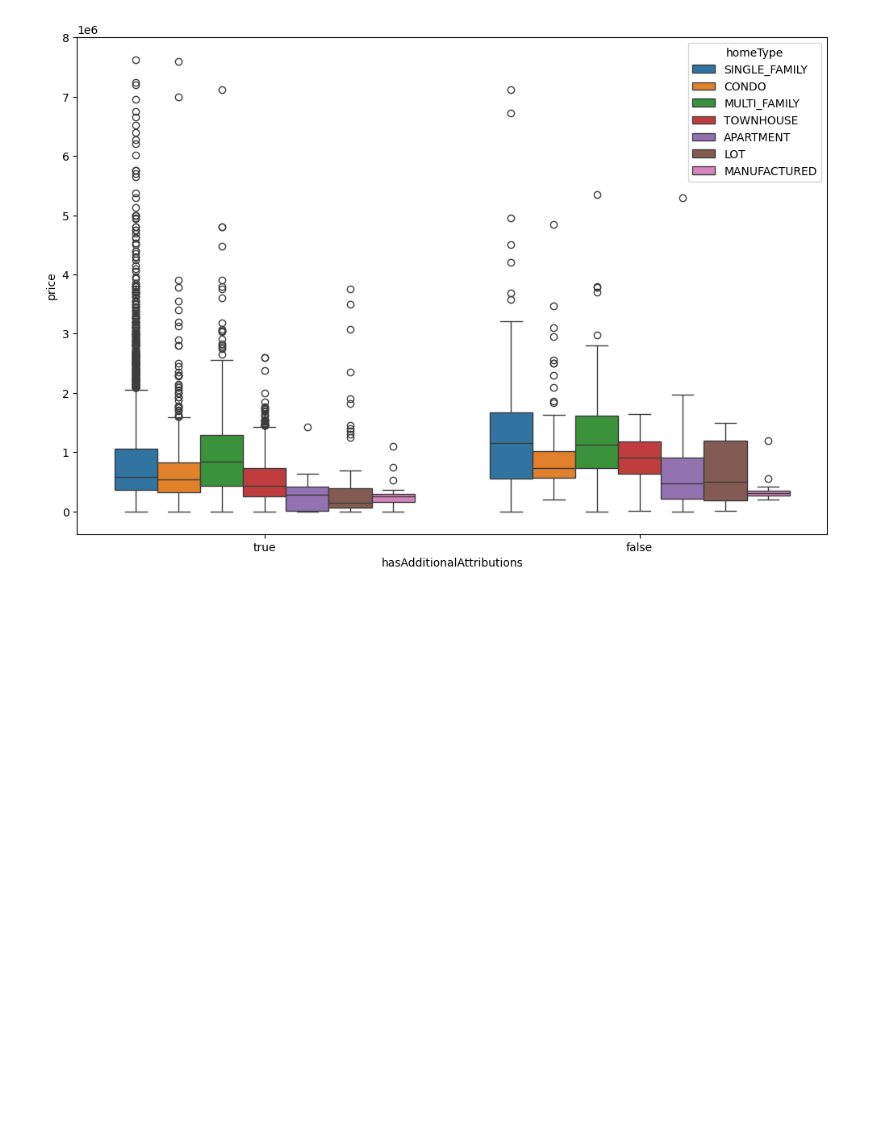
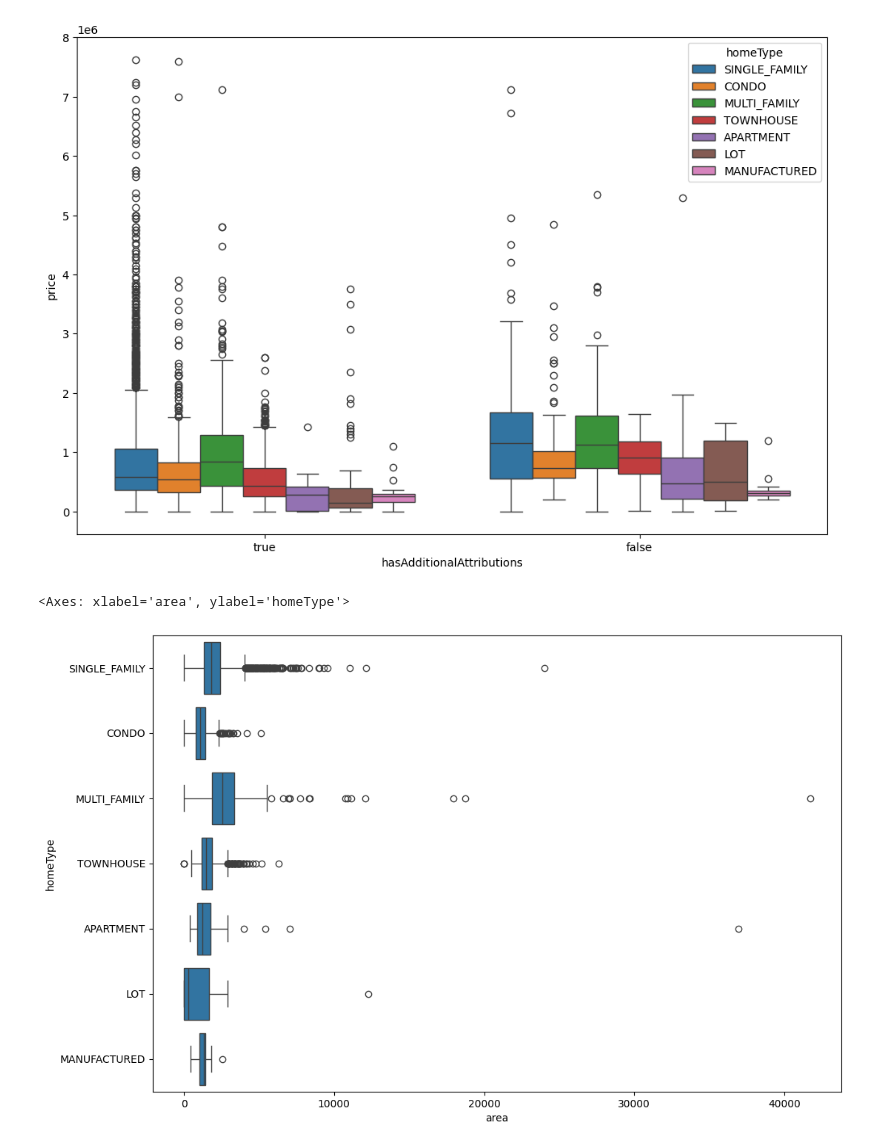
Before and after one commit to srikanthragh06/dataVisualizationCaseStudy, a Jupyter notebook: srikanth_eda.ipynb, the cells around one changed output. Drawn from its saved outputs; the diff is of its cells as text; code cells hidden in the pictures; blank space fills up the shorter version.

```diff
--- a/srikanth_eda.ipynb
+++ b/srikanth_eda.ipynb
@@ -120,7 +120,7 @@ Name: count, Length: 142, dtype: float64
 15
 # %%
 les_propor_cities=df["city"].value_counts()[(((df["city"].value_counts()/df["city"].shape[0])*100)<1)].index
-df["city"]=df["city"].apply(lambda x:x if x not in les_propor_cities else "Others")
+df["city"]=df["city"].apply(lambda city:city if city not in les_propor_cities else "Others")
 df["city"].value_counts()
 # %% [output]
 city
@@ -238,3 +238,9 @@ sns.boxplot(data=df,x="hasAdditionalAttributions",y="price",hue="homeType")
 # %% [output]
 <Axes: xlabel='hasAdditionalAttributions', ylabel='price'>
 [figure]
+# %%
+fig=plt.figure(figsize=(12,8))
+sns.boxplot(data=df,x="area",y="homeType")
+# %% [output]
+<Axes: xlabel='area', ylabel='homeType'>
+[figure, added]
```
Also changed, not shown: parts of 15 cells of this notebook, 1 other file.
